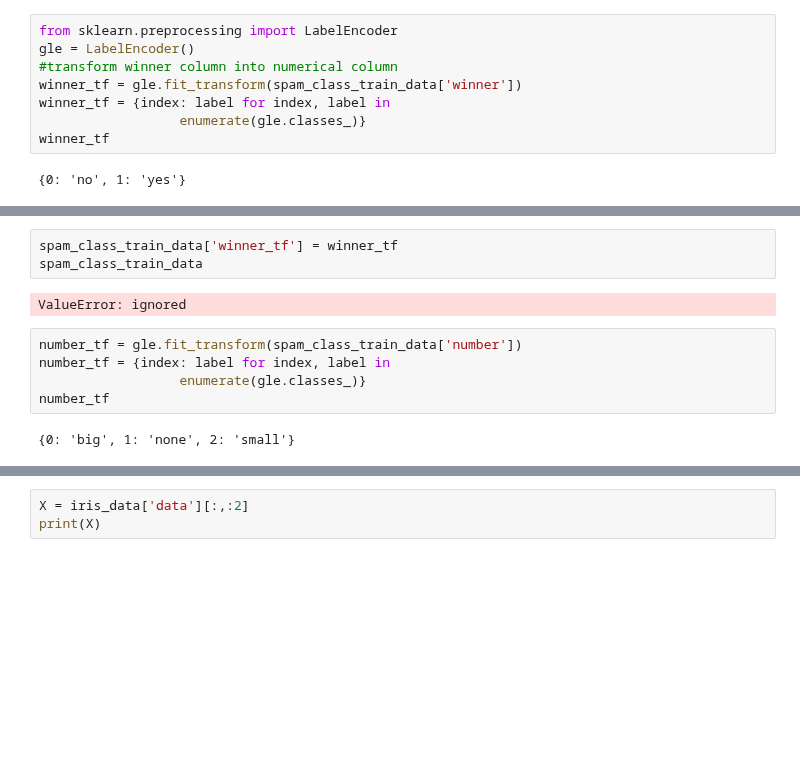
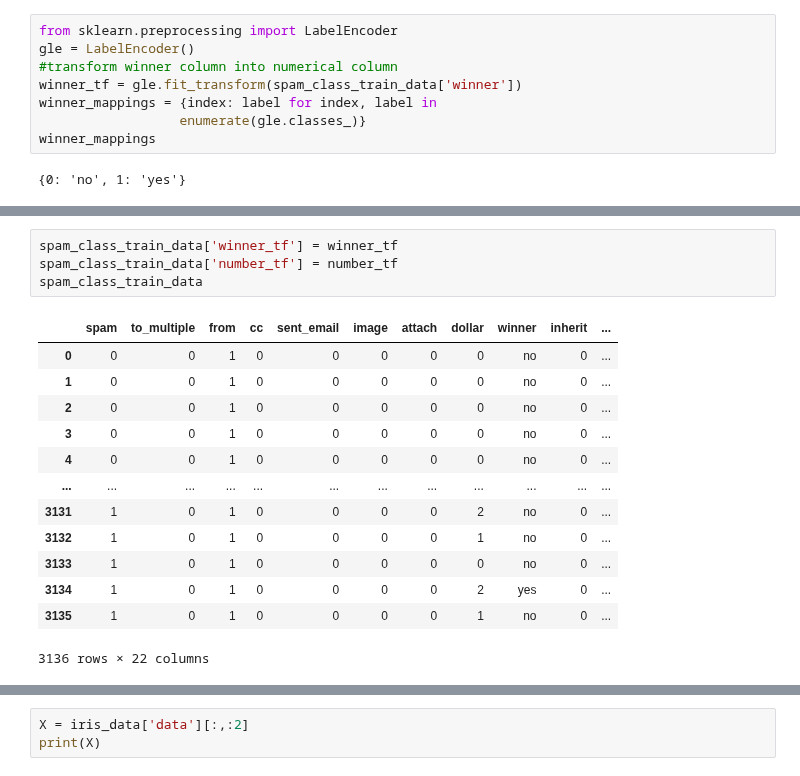
Before and after one commit to arvind-maurya/MachineLearning, a Jupyter notebook: Assignment/AIMLCEP_Q2.ipynb, the cells around one changed output, grey strips where cells are left out. Cells and saved outputs as stored; diff of their text form; blank space fills up the shorter version.

```diff
--- a/Assignment/AIMLCEP_Q2.ipynb
+++ b/Assignment/AIMLCEP_Q2.ipynb
@@ -45,8 +45,8 @@ from sklearn.preprocessing import LabelEncoder
 gle = LabelEncoder()
 #transform winner column into numerical column
 winner_tf = gle.fit_transform(spam_class_train_data['winner'])
-winner_tf = {index: label for index, label in
+winner_mappings = {index: label for index, label in
                   enumerate(gle.classes_)}
-winner_tf
+winner_mappings
 # %% [output]
 {0: 'no', 1: 'yes'}
@@ -53,13 +60,19 @@ winner_tf
 # %%
 spam_class_train_data['winner_tf'] = winner_tf
+spam_class_train_data['number_tf'] = number_tf
 spam_class_train_data
 # %% [output]
+|  | spam | to_multiple | from | cc | sent_email | image | attach | dollar | winner | inherit | ... |
+| 0 | 0 | 0 | 1 | 0 | 0 | 0 | 0 | 0 | no | 0 | ... |
+| 1 | 0 | 0 | 1 | 0 | 0 | 0 | 0 | 0 | no | 0 | ... |
+| 2 | 0 | 0 | 1 | 0 | 0 | 0 | 0 | 0 | no | 0 | ... |
+| 3 | 0 | 0 | 1 | 0 | 0 | 0 | 0 | 0 | no | 0 | ... |
+| 4 | 0 | 0 | 1 | 0 | 0 | 0 | 0 | 0 | no | 0 | ... |
+| ... | ... | ... | ... | ... | ... | ... | ... | ... | ... | ... | ... |
+| 3131 | 1 | 0 | 1 | 0 | 0 | 0 | 0 | 2 | no | 0 | ... |
+| 3132 | 1 | 0 | 1 | 0 | 0 | 0 | 0 | 1 | no | 0 | ... |
+| 3133 | 1 | 0 | 1 | 0 | 0 | 0 | 0 | 0 | no | 0 | ... |
+| 3134 | 1 | 0 | 1 | 0 | 0 | 0 | 0 | 2 | yes | 0 | ... |
+| 3135 | 1 | 0 | 1 | 0 | 0 | 0 | 0 | 1 | no | 0 | ... |
-ValueError: ignored
+3136 rows × 22 columns
-# %%
-number_tf = gle.fit_transform(spam_class_train_data['number'])
-number_tf = {index: label for index, label in
-                  enumerate(gle.classes_)}
-number_tf
-# %% [output]
-{0: 'big', 1: 'none', 2: 'small'}
 # %%
```
Also changed, not shown: parts of 5 cells of this notebook.
